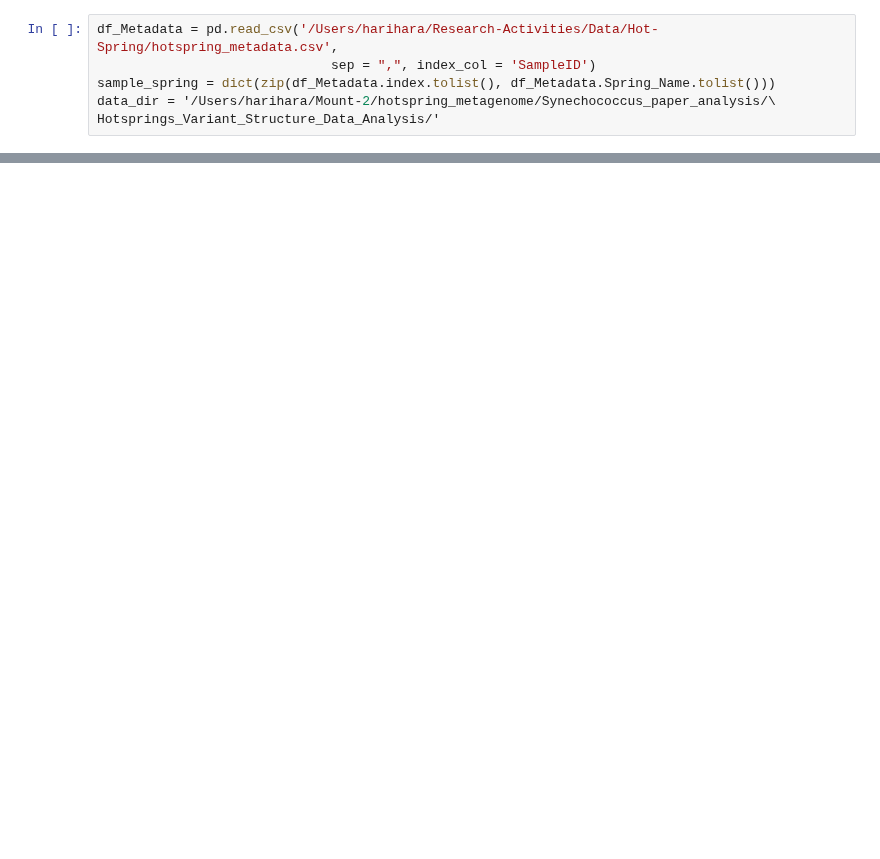
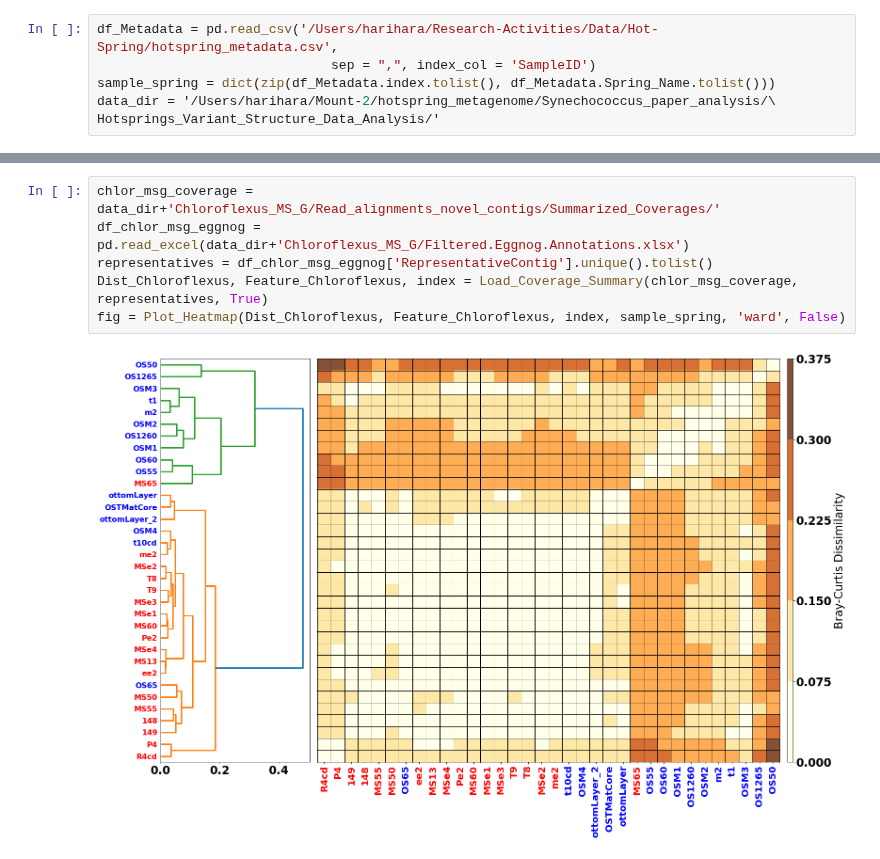
Before and after one commit to hsmurali/Hot_Springs_Analysis, a Jupyter notebook: Scripts/Strain-Analysis/Synechococcus_Paper/Cluster_Novel_Segments_Across_Samples/Cluster_Presence_Absence_Matrix_Novel_Contigs.ipynb, the cells around one changed output, grey strips where cells are left out. Cells and saved outputs as stored; diff of their text form; blank space fills up the shorter version.

```diff
--- a/Scripts/Strain-Analysis/Synechococcus_Paper/Cluster_Novel_Segments_Across_Samples/Cluster_Presence_Absence_Matrix_Novel_Contigs.ipynb
+++ b/Scripts/Strain-Analysis/Synechococcus_Paper/Cluster_Novel_Segments_Across_Samples/Cluster_Presence_Absence_Matrix_Novel_Contigs.ipynb
@@ -137,0 +135,8 @@ fig = Plot_Heatmap(Dist_All, index, sample_spring)
+# %%
+chlor_msg_coverage = data_dir+'Chloroflexus_MS_G/Read_alignments_novel_contigs/Summarized_Coverages/'
+df_chlor_msg_eggnog = pd.read_excel(data_dir+'Chloroflexus_MS_G/Filtered.Eggnog.Annotations.xlsx')
+representatives = df_chlor_msg_eggnog['RepresentativeContig'].unique().tolist()
+Dist_Chloroflexus, Feature_Chloroflexus, index = Load_Coverage_Summary(chlor_msg_coverage, representatives, True)
+fig = Plot_Heatmap(Dist_Chloroflexus, Feature_Chloroflexus, index, sample_spring, 'ward', False)
+# %% [output]
+[figure, added]
```
Also changed, not shown: parts of 14 cells of this notebook, 20 other files.
